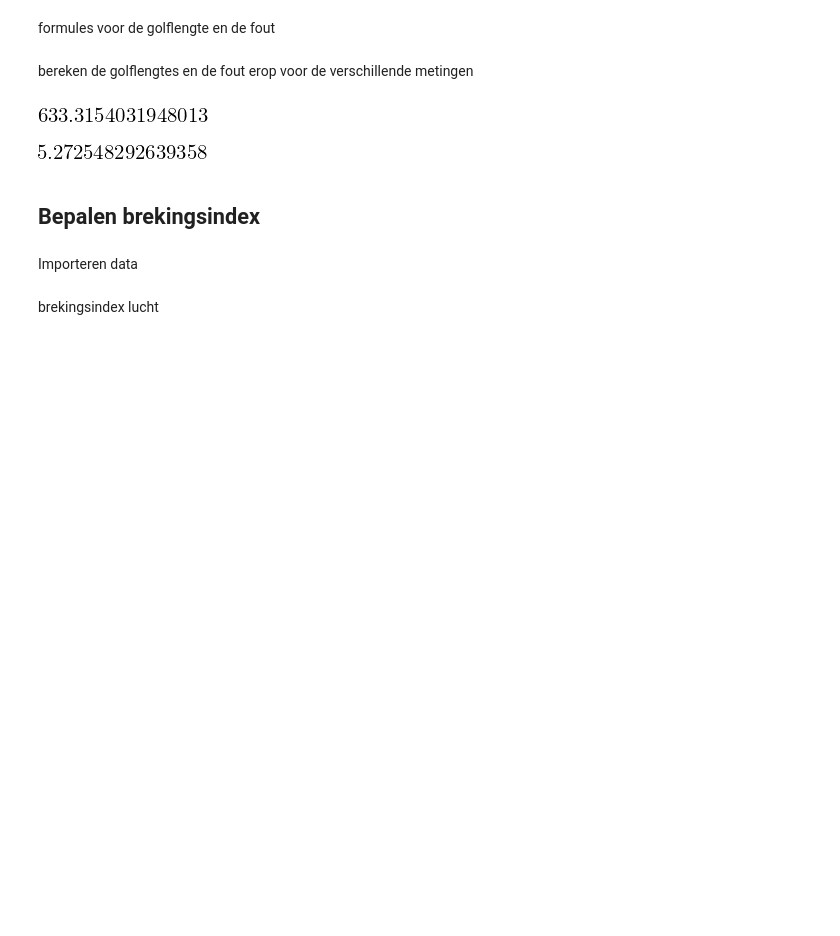
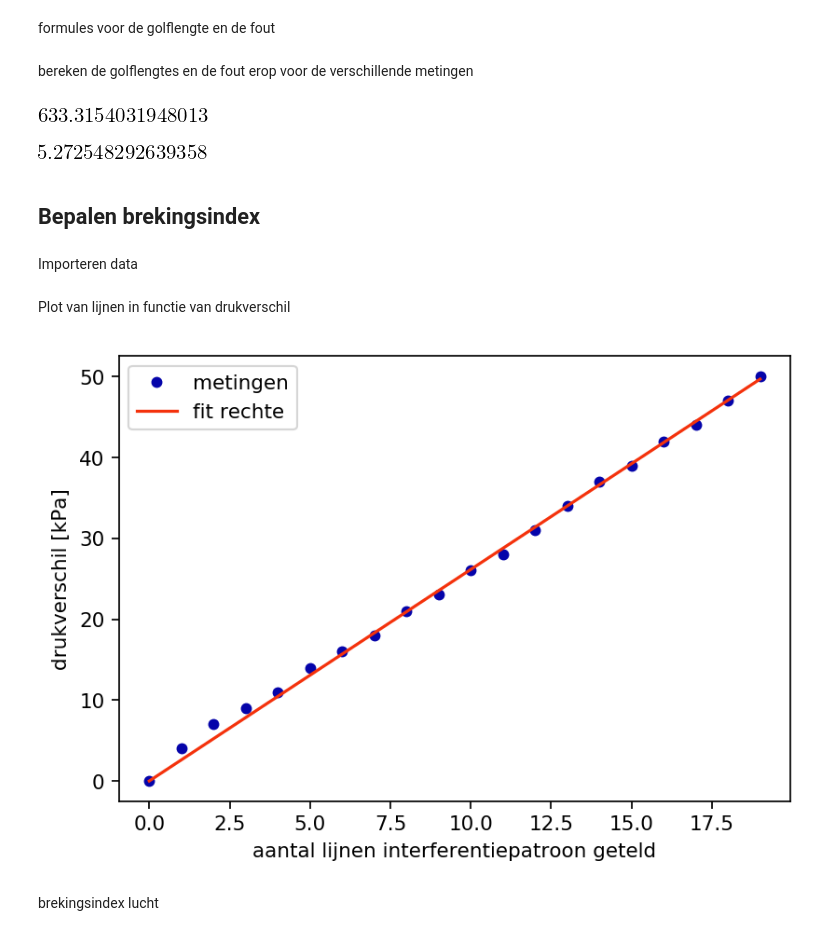
Before and after one commit to Cubedsheep/experimentele-basistechnieken, a Jupyter notebook: michelson/Michelson.ipynb, the cells around one changed output. Cells and saved outputs as stored; diff of their text form; code cells hidden in the pictures; blank space fills up the shorter version.

```diff
--- a/michelson/Michelson.ipynb
+++ b/michelson/Michelson.ipynb
@@ -16,8 +16,9 @@ import scipy.stats as nst
 sp.init_printing()
 # %%
 #%matplotlib widget
-# %%
-mpl.rcParams['figure.dpi'] = 200
+# %%
+plt.rcdefaults()
+plt.style.use('plot_verslag')
 # %%
 def error(func, variables, S_variables):
     return sp.sqrt(sum([sp.diff(func, var)**2 * S_var**2 for (var, S_var) in zip(variables, S_variables)]))
@@ -66,0 +64,2 @@ d_frac = error(frac, [N, p], [d_N, dp])
+# %% [markdown]
+Plot van lijnen in functie van drukverschil
@@ -66,0 +71,16 @@ d_frac = error(frac, [N, p], [d_N, dp])
+# %%
+fig, ax = plt.subplots(1,1)
+
+ax.plot(lucht_frame["tel"], lucht_frame["druk"], '.', label="metingen")
+N = np.linspace(np.min(lucht_frame["tel"].values),
+               np.max(lucht_frame["tel"].values))
+ax.plot(N, p(N, param[0]), label="fit rechte")
+
+ax.set_ylabel("drukverschil [kPa]")
+ax.set_xlabel("aantal lijnen interferentiepatroon geteld")
+plt.legend()
+
+plt.show()
+fig.savefig("lucht.pdf")
+# %% [output]
+[figure, added]
```
Also changed, not shown: parts of 17 cells of this notebook, 20 other files.
